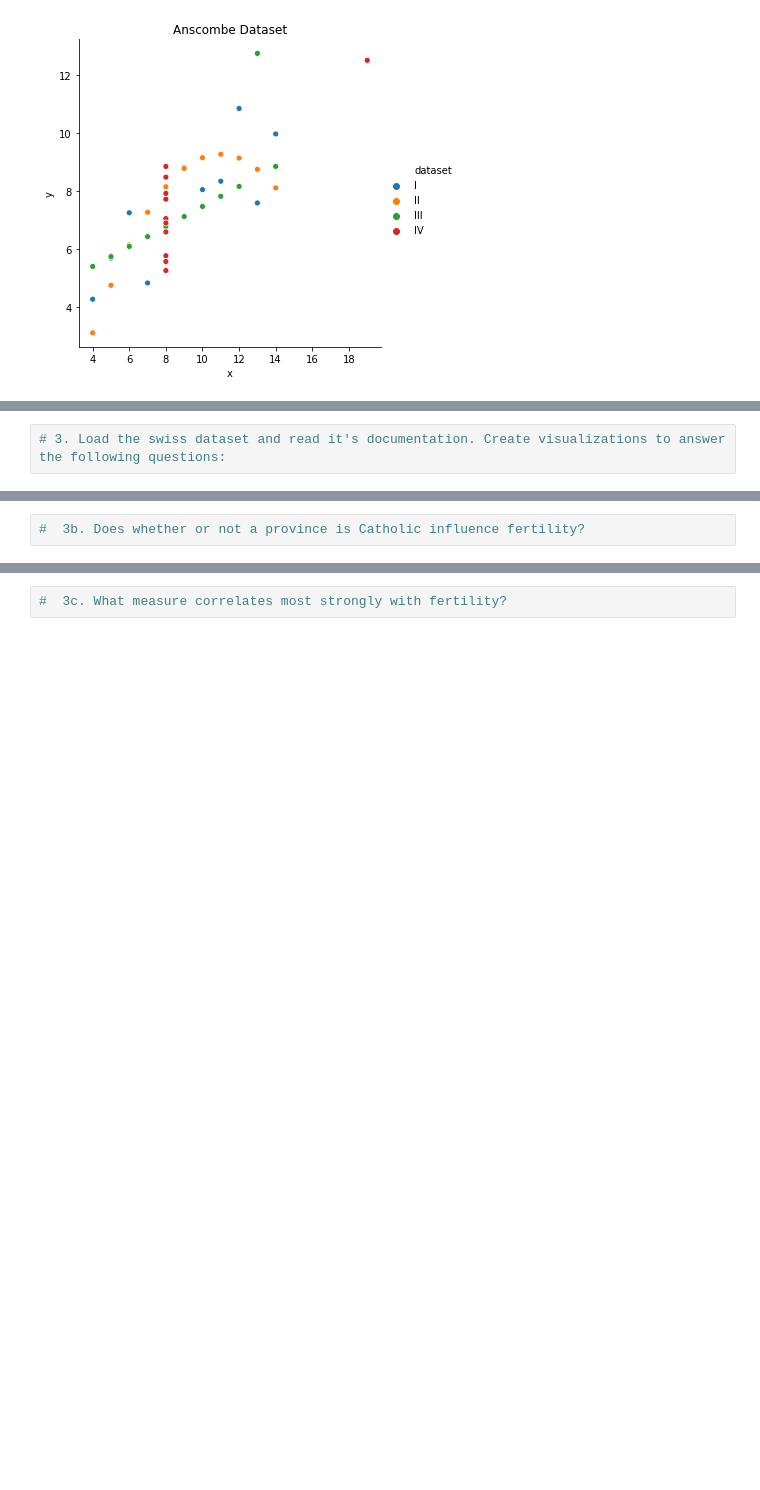
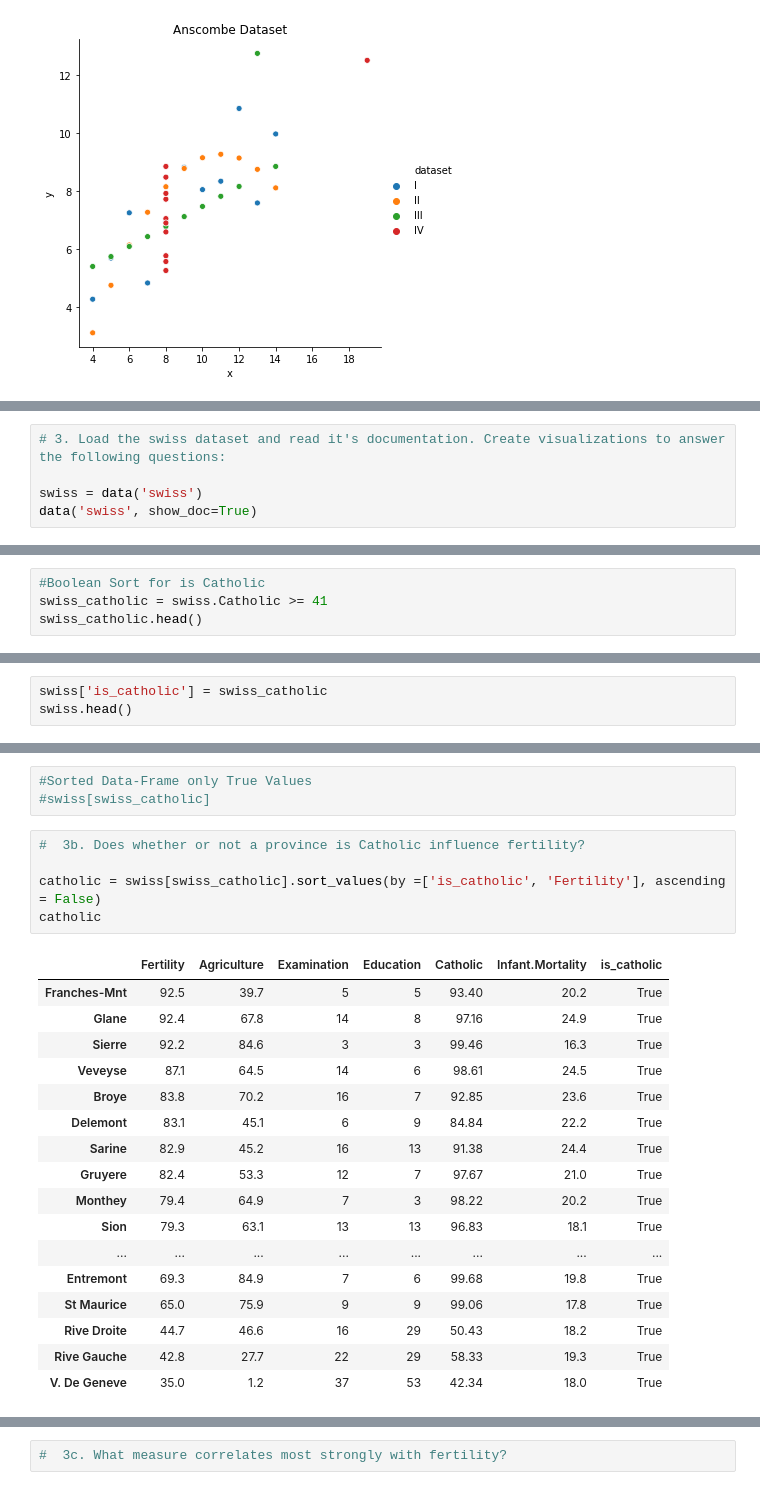
Before and after one commit to CSolitaire/numpy-pandas-visualization-exercises, a Jupyter notebook: seaborn_exercises.ipynb, the cells around one changed output, grey strips where cells are left out. Saved outputs shown, nothing was run; the diff lists cells and outputs as text; blank space fills up the shorter version.

```diff
--- a/seaborn_exercises.ipynb
+++ b/seaborn_exercises.ipynb
@@ -151,2 +215,5 @@ plt.show()
 # %%
 # 3. Load the swiss dataset and read it's documentation. Create visualizations to answer the following questions:
+
+swiss = data('swiss')
+data('swiss', show_doc=True)
@@ -155,0 +272,4 @@ plt.show()
+# %%
+#Boolean Sort for is Catholic
+swiss_catholic = swiss.Catholic >= 41
+swiss_catholic.head()
@@ -155,0 +294,3 @@ plt.show()
+# %%
+swiss['is_catholic'] = swiss_catholic
+swiss.head()
@@ -156,2 +304,26 @@ plt.show()
+# %%
+#Sorted Data-Frame only True Values
+#swiss[swiss_catholic]
 # %%
 #  3b. Does whether or not a province is Catholic influence fertility?
+
+catholic = swiss[swiss_catholic].sort_values(by =['is_catholic', 'Fertility'], ascending = False)
+catholic
+# %% [output]
+|  | Fertility | Agriculture | Examination | Education | Catholic | Infant.Mortality | is_catholic |
+| Franches-Mnt | 92.5 | 39.7 | 5 | 5 | 93.40 | 20.2 | True |
+| Glane | 92.4 | 67.8 | 14 | 8 | 97.16 | 24.9 | True |
+| Sierre | 92.2 | 84.6 | 3 | 3 | 99.46 | 16.3 | True |
+| Veveyse | 87.1 | 64.5 | 14 | 6 | 98.61 | 24.5 | True |
+| Broye | 83.8 | 70.2 | 16 | 7 | 92.85 | 23.6 | True |
+| Delemont | 83.1 | 45.1 | 6 | 9 | 84.84 | 22.2 | True |
+| Sarine | 82.9 | 45.2 | 16 | 13 | 91.38 | 24.4 | True |
+| Gruyere | 82.4 | 53.3 | 12 | 7 | 97.67 | 21.0 | True |
+| Monthey | 79.4 | 64.9 | 7 | 3 | 98.22 | 20.2 | True |
+| Sion | 79.3 | 63.1 | 13 | 13 | 96.83 | 18.1 | True |
+| ... | ... | ... | ... | ... | ... | ... | ... |
+| Entremont | 69.3 | 84.9 | 7 | 6 | 99.68 | 19.8 | True |
+| St Maurice | 65.0 | 75.9 | 9 | 9 | 99.06 | 17.8 | True |
+| Rive Droite | 44.7 | 46.6 | 16 | 29 | 50.43 | 18.2 | True |
+| Rive Gauche | 42.8 | 27.7 | 22 | 29 | 58.33 | 19.3 | True |
+| V. De Geneve | 35.0 | 1.2 | 37 | 53 | 42.34 | 18.0 | True |
```
Also changed, not shown: parts of 15 cells of this notebook.
